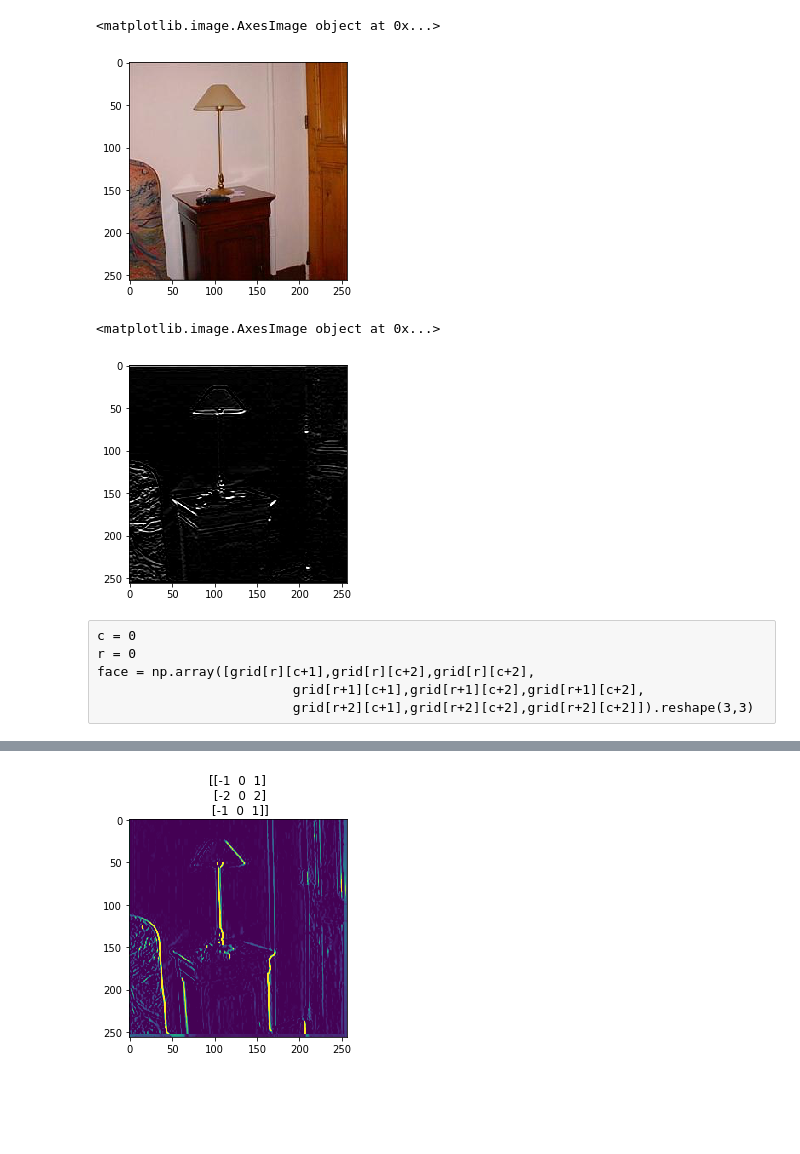
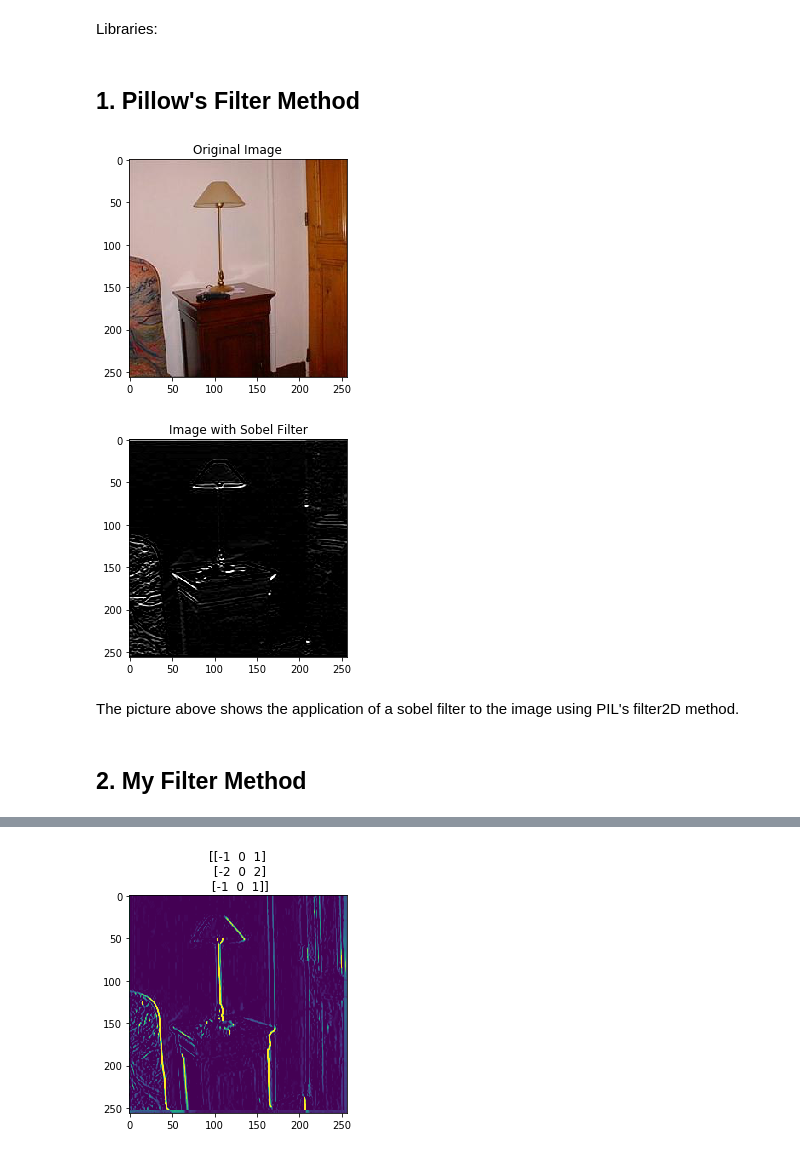
Before and after one commit to kimrharper/image_segmentation, a Jupyter notebook: edge_detector.ipynb, the cells around one changed output, grey strips where cells are left out. Drawn from its saved outputs; the diff is of its cells as text; code cells hidden in the pictures; blank space fills up the shorter version.

```diff
--- a/edge_detector.ipynb
+++ b/edge_detector.ipynb
@@ -1,3 +11,5 @@
+# %% [markdown]
+Libraries:
 # %%
 from PIL import Image
 import numpy as np
@@ -21,0 +26,2 @@ image = mpimg.imread(impath)
+# %% [markdown]
+## 1. Pillow's Filter Method
@@ -22,11 +31,12 @@ image = mpimg.imread(impath)
 # %%
 # Read in the image
 image_mask = mpimg.imread('small/training/ADE_train_00000341_seg.png')
 
 plt.imshow(image)
+plt.title('Original Image')
+plt.show()
 # %% [output]
-<matplotlib.image.AxesImage object at 0x...>
-[figure, old version]
+[figure, new version]
 # %%
 # Convert to grayscale for filtering
 gray = cv2.cvtColor(image, cv2.COLOR_RGB2GRAY)
@@ -44,12 +54,7 @@ sobel_y = np.array([[ -1, -2, -1],
 filtered_image = cv2.filter2D(gray, -1, sobel_y)
 
 plt.imshow(filtered_image, cmap='gray')
+plt.title("Image with Sobel Filter")
+plt.show()
 # %% [output]
-<matplotlib.image.AxesImage object at 0x...>
-[figure, old version]
+[figure, new version]
-# %% [raw]
-c = 0
-r = 0
-face = np.array([grid[r][c+1],grid[r][c+2],grid[r][c+2],
-                         grid[r+1][c+1],grid[r+1][c+2],grid[r+1][c+2],
-                         grid[r+2][c+1],grid[r+2][c+2],grid[r+2][c+2]]).reshape(3,3)
@@ -75 +61,5 @@ emboss = np.array([-2,1,0,
+# %% [markdown]
+The picture above shows the application of a sobel filter to the image using PIL's filter2D method.
+# %% [markdown]
+## 2. My Filter Method
 # %%
```
Also changed, not shown: parts of 30 cells of this notebook, 2 other files.
